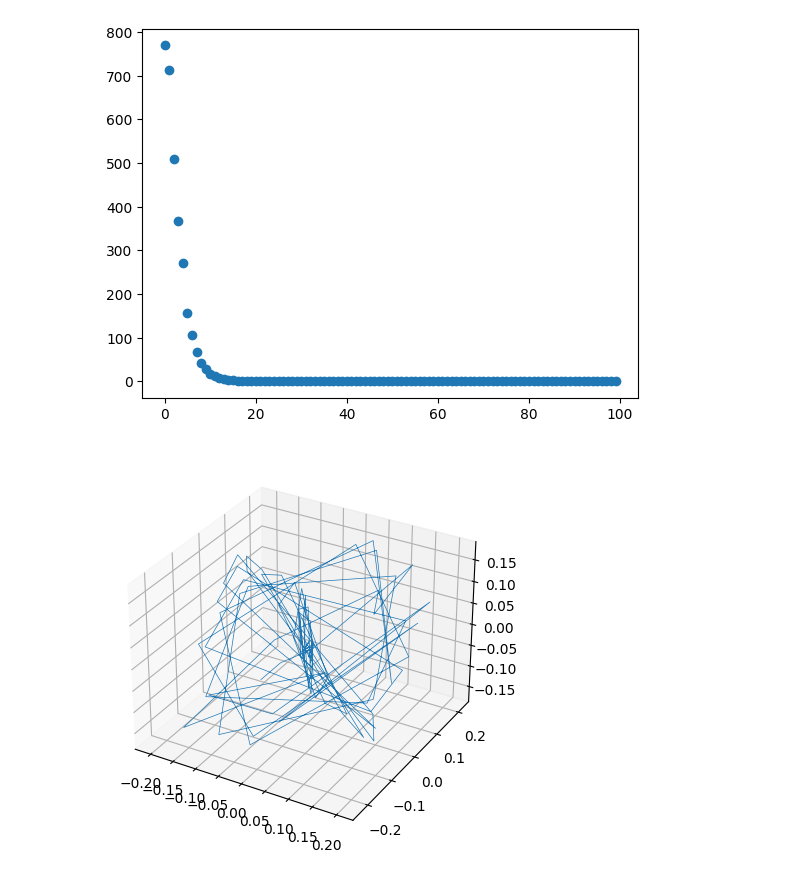
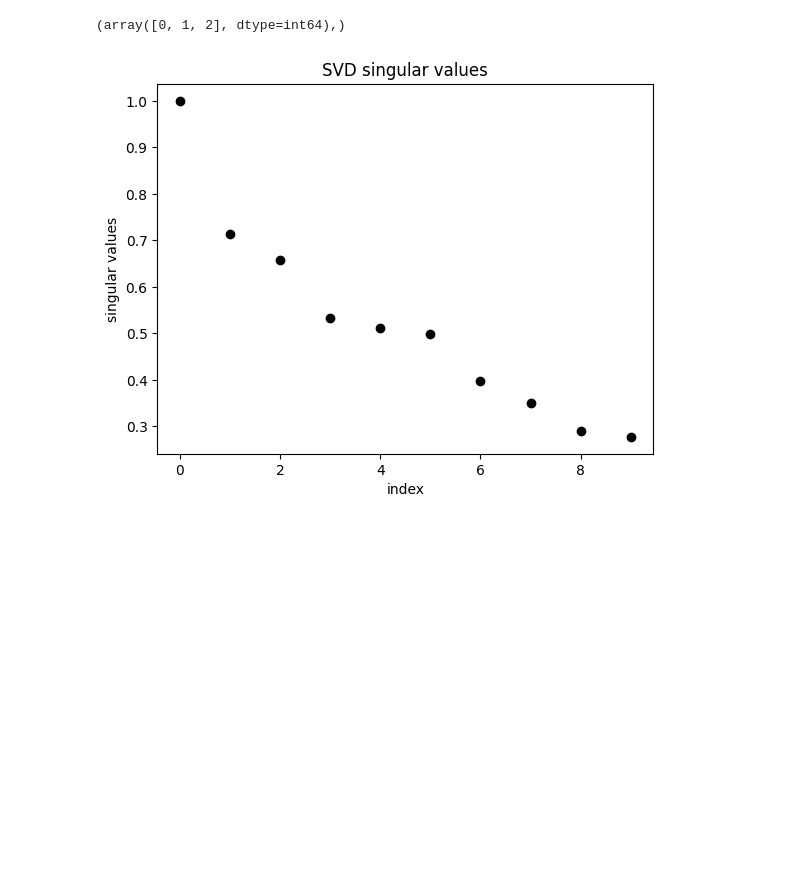
Before and after one commit to issaramro/ComputationalPhysics, a Jupyter notebook: Takens/Lorenz_System.ipynb, the cells around one changed output. Cells and saved outputs as stored; diff of their text form; code cells hidden in the pictures; blank space fills up the shorter version.

```diff
--- a/Takens/Lorenz_System.ipynb
+++ b/Takens/Lorenz_System.ipynb
@@ -63,5 +113,6 @@ plt.show()
 # %%
-# methods for mutual information:
+# finding the mutual information:
+
 def entropy(p):
     p_norm = p / np.sum(p)
     p_norm = p_norm[np.nonzero(p_norm)]
@@ -80,20 +131,27 @@ def MI(X,Y,bins):
     MI = S_X + S_Y - S_XY
     return MI
 
-# finding MI:
+
 MI_vals = []
 for i in range(1,100):
     v1 = xs[0:len(xs) - i]
     v2 = xs[i : len(xs)]
-    MI_vals.append(MI(v1, v2, 1000))
+    MI_vals.append(MI(v1, v2, 100))
 mins = []
+max = []
 for i in range(1, len(MI_vals)-1):
     if MI_vals[i] < MI_vals[i-1] and MI_vals[i] < MI_vals[i+1]:
         mins.append(i)
 
+for i in range(1, len(MI_vals)-1):
+    if MI_vals[i] > MI_vals[i-1] and MI_vals[i] > MI_vals[i+1]:
+        max.append(i)
+
 print(mins)
-plt.plot(np.arange(1,len(MI_vals)+1), MI_vals)
+print(max)
+plt.plot(np.arange(1,len(MI_vals)+1), MI_vals, color = 'k')
 plt.xlabel('time delay')
 plt.ylabel('mutual information')
+plt.title("Mutual Information as function of time delay")
 plt.show()
 # %% [output]
@@ -140,19 +248,19 @@ plt.show()
 # %%
 # SVD attempt
+tau = 27
+H = np.zeros((10,len(xs)-9*tau-1))
+for i in range(0, 10):
+    H[i,:] = xs[tau*i: len(xs)-9*tau-1 + i*tau]
+U, S, V= np.linalg.svd(H)
+H = H.T
 
-H = np.zeros((100,299))
-
-for i in range(100):
-    H[i] = xs[i+1: 300 + i]
-
-U, S, V = np.linalg.svd(H, full_matrices=False)
-plt.scatter(np.arange(len(S)), S)
+plt.scatter(np.arange(len(S)), S/S[0], color = 'k')
+dominant_indices = np.where(S > 1000)
+print(dominant_indices)
+plt.ylabel("singular values")
+plt.xlabel("index")
+plt.title("SVD singular values")
 plt.show()
-
-fig = plt.figure(figsize=(5,9))
-ax = fig.add_subplot(111, projection='3d')
-ax.plot(V[:,1], V[:,2], V[:,3], lw=0.5)
-plt.show()
 # %% [output]
+(array([0, 1, 2], dtype=int64),)
-[figure, old version]
+[figure, new version]
-[figure, removed]
```
Also changed, not shown: parts of 11 cells of this notebook, 5 other files.
